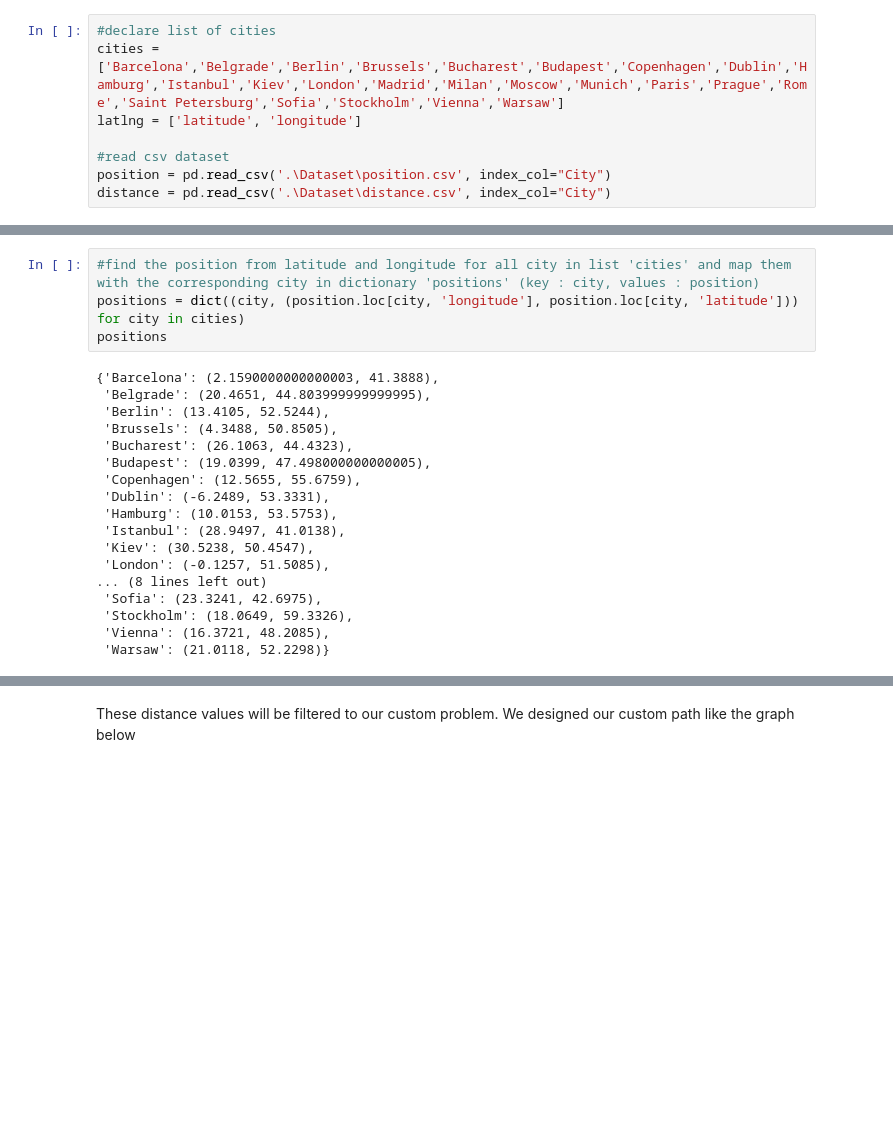
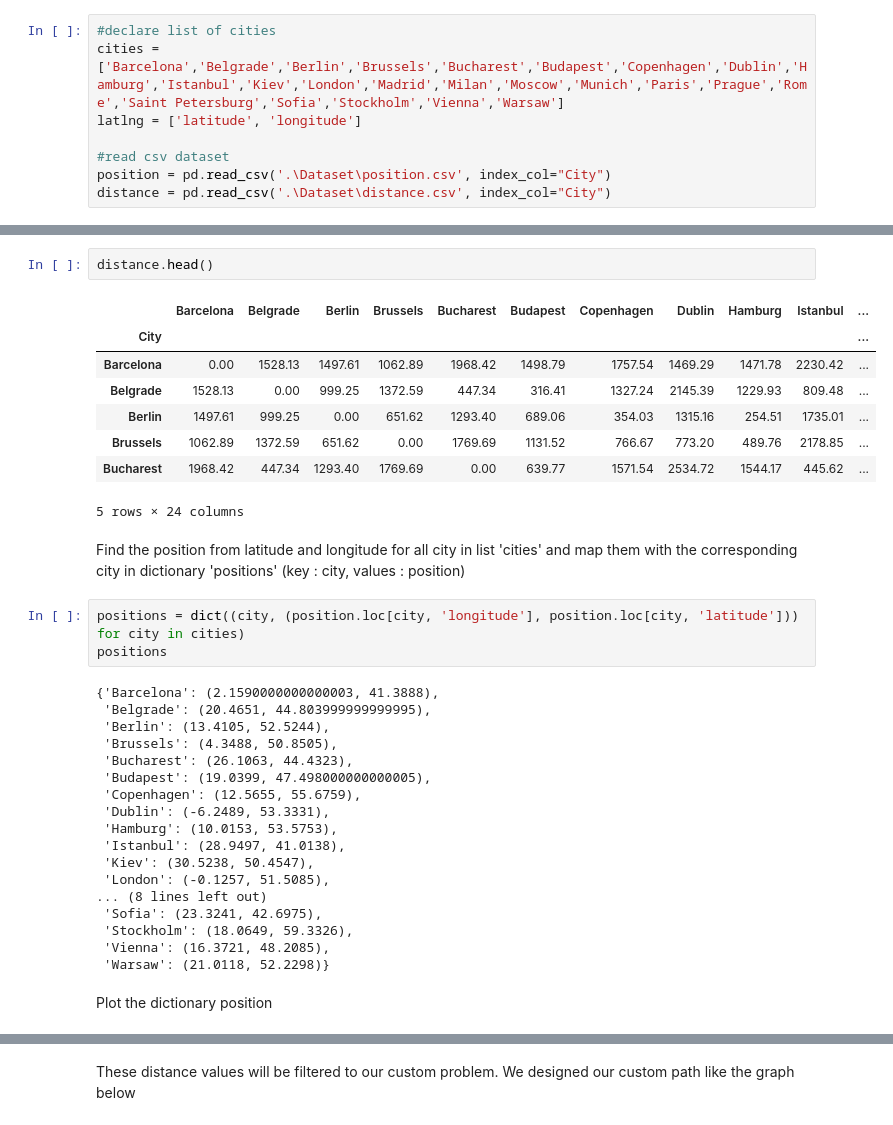
Before and after one commit to meizee/DAA-path-finding, a Jupyter notebook: Shortest Path.ipynb, the cells around one changed output, grey strips where cells are left out. Drawn from its saved outputs; the diff is of its cells as text; blank space fills up the shorter version.

```diff
--- a/Shortest Path.ipynb
+++ b/Shortest Path.ipynb
@@ -21,5 +35,17 @@ distance = pd.read_csv('.\Dataset\distance.csv', index_col="City")
+# %%
+distance.head()
+# %% [output]
+|  | Barcelona | Belgrade | Berlin | Brussels | Bucharest | Budapest | Copenhagen | Dublin | Hamburg | Istanbul | ... |
+| City |  |  |  |  |  |  |  |  |  |  | ... |
+| Barcelona | 0.00 | 1528.13 | 1497.61 | 1062.89 | 1968.42 | 1498.79 | 1757.54 | 1469.29 | 1471.78 | 2230.42 | ... |
+| Belgrade | 1528.13 | 0.00 | 999.25 | 1372.59 | 447.34 | 316.41 | 1327.24 | 2145.39 | 1229.93 | 809.48 | ... |
+| Berlin | 1497.61 | 999.25 | 0.00 | 651.62 | 1293.40 | 689.06 | 354.03 | 1315.16 | 254.51 | 1735.01 | ... |
+| Brussels | 1062.89 | 1372.59 | 651.62 | 0.00 | 1769.69 | 1131.52 | 766.67 | 773.20 | 489.76 | 2178.85 | ... |
+| Bucharest | 1968.42 | 447.34 | 1293.40 | 1769.69 | 0.00 | 639.77 | 1571.54 | 2534.72 | 1544.17 | 445.62 | ... |
+5 rows × 24 columns
+# %% [markdown]
+Find the position from latitude and longitude for all city in list 'cities' and map them  with the corresponding city in dictionary 'positions' (key : city, values : position)
 # %%
-#find the position from latitude and longitude for all city in list 'cities' and map them  with the corresponding city in dictionary 'positions' (key : city, values : position)
 positions = dict((city, (position.loc[city, 'longitude'], position.loc[city, 'latitude'])) for city in cities)
 positions
 # %% [output]
@@ -40,4 +66,6 @@ positions
  'Stockholm': (18.0649, 59.3326),
  'Vienna': (16.3721, 48.2085),
  'Warsaw': (21.0118, 52.2298)}
+# %% [markdown]
+Plot the dictionary position
 # %%
```
Also changed, not shown: parts of 20 cells of this notebook.
